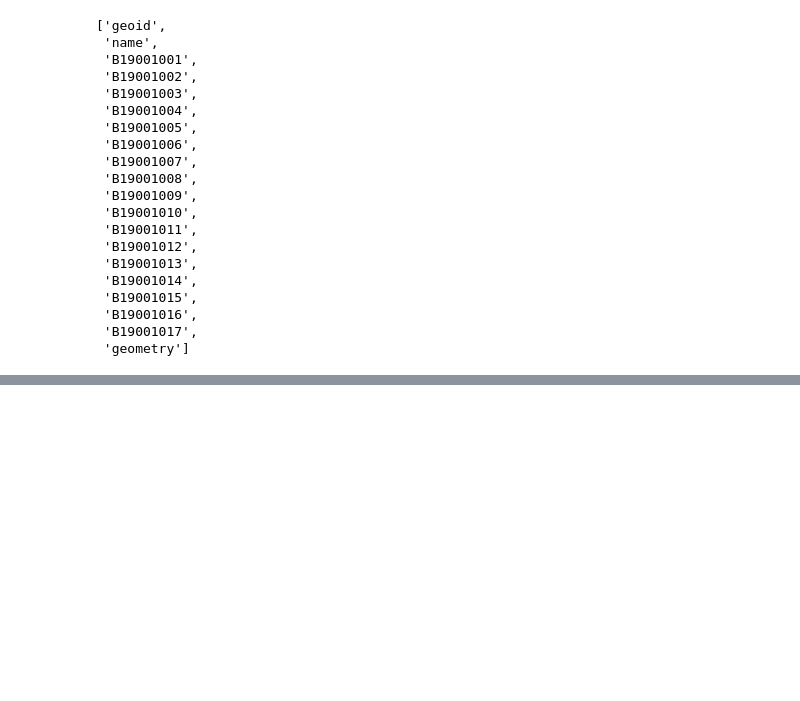
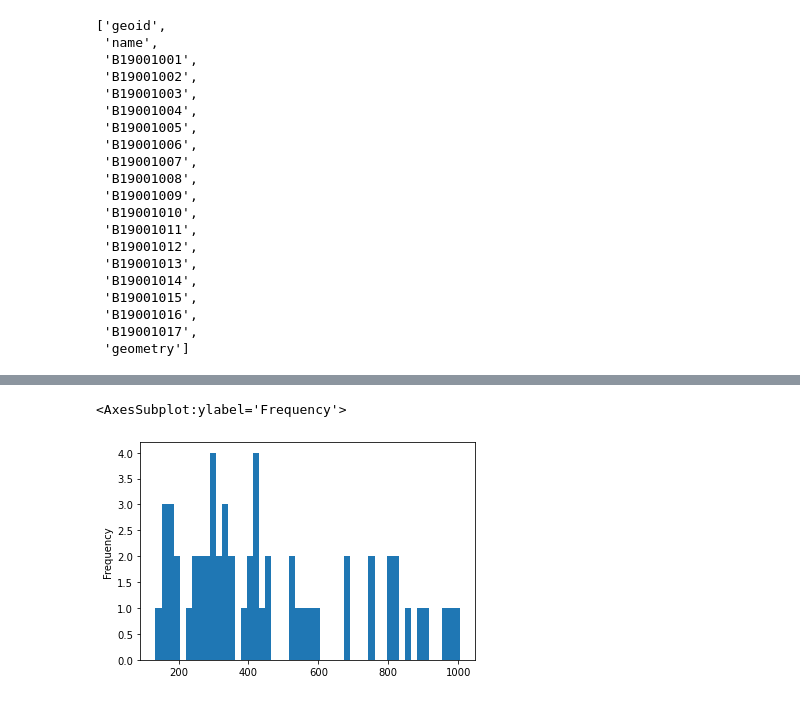
Before and after one commit to aureliamc/up206a-project-mobile_homies, a Jupyter notebook: AMC notebooks/carson/carson_census/carson_income.ipynb, the cells around one changed output, grey strips where cells are left out. Drawn from its saved outputs; the diff is of its cells as text; code cells hidden in the pictures; blank space fills up the shorter version.

Commit message:
carson

```diff
--- a/AMC notebooks/carson/carson_census/carson_income.ipynb
+++ b/AMC notebooks/carson/carson_census/carson_income.ipynb
@@ -165,0 +181,2 @@ carson_income.head()
+# %%
+carson_income = carson_income.drop([57,58,59])
@@ -165,0 +192,5 @@ carson_income.head()
+# %%
+carson_income['Total'].plot.hist(bins=50)
+# %% [output]
+<AxesSubplot:ylabel='Frequency'>
+[figure, added]
```
Also changed, not shown: parts of 22 cells of this notebook, 6 other files.
